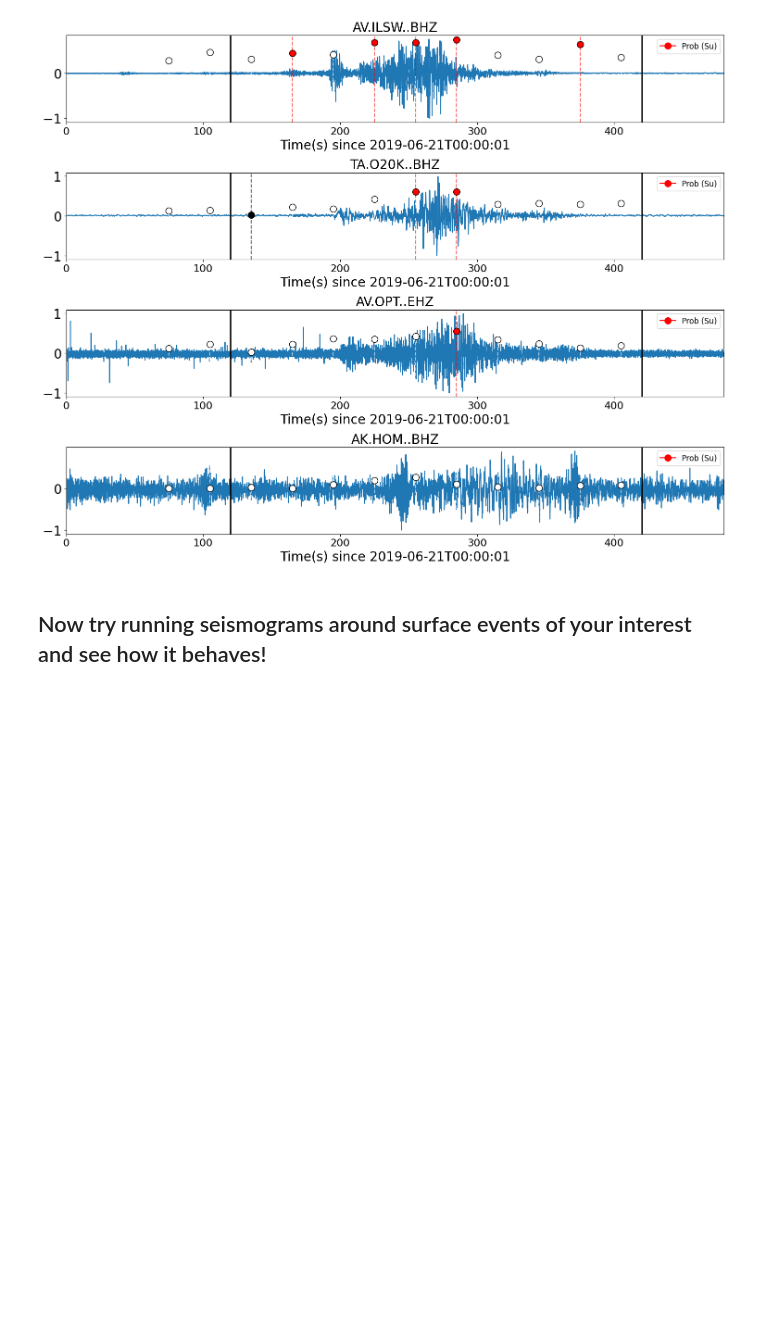
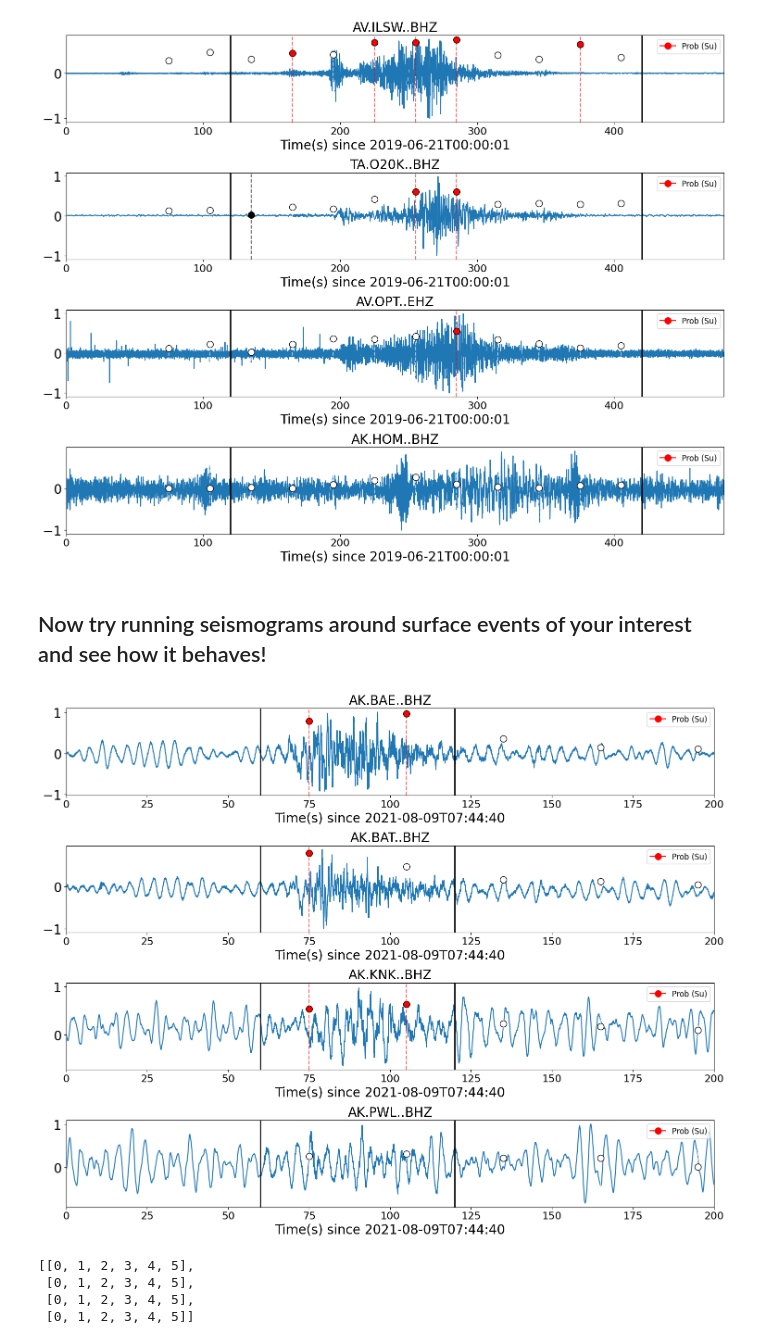
Before and after one commit to Akashkharita/Surface_Event_Detection, a Jupyter notebook: Notebooks/Automated_Surface_Event_Detection.ipynb, the cells around one changed output. Saved outputs shown, nothing was run; the diff lists cells and outputs as text; code cells hidden in the pictures; blank space fills up the shorter version.

```diff
--- a/Notebooks/Automated_Surface_Event_Detection.ipynb
+++ b/Notebooks/Automated_Surface_Event_Detection.ipynb
@@ -258,3 +258,30 @@ plot_detection_results(st_overall_data = st_overall_data,
 [figure]
 # %% [markdown]
 ## Now try running seismograms around surface events of your interest and see how it behaves!
+# %%
+# startttime of trace (UTCDateTime)
+starttime = obspy.UTCDateTime(2021, 8, 9, 7, 45, 40) - 60
+
+# duration
+dur = 300
+
+# stations ID
+stations_id = [ 'AK.BAE', 'AK.BAT', 'AK.KNK', 'AK.PWL']
+result_stns, index_stns, prob_stns, st_overall, st_overall_data, st_overall_times = surface_event_detection(starttime = starttime, stations_id = stations_id, dur = dur)
+# %%
+plot_detection_results(st_overall_data = st_overall_data,
+                       st_overall_times = st_overall_times,
+                       st_overall = st_overall,
+                       result_stns = result_stns,
+                       index_stns = index_stns,
+                       prob_stns = prob_stns,
+                       xlim = [0,200],ev_markers = [60, 120])
+# %% [output]
+[figure, added]
+# %%
+index_stns
+# %% [output]
+[[0, 1, 2, 3, 4, 5],
+ [0, 1, 2, 3, 4, 5],
+ [0, 1, 2, 3, 4, 5],
+ [0, 1, 2, 3, 4, 5]]
```
Also changed, not shown: parts of 6 cells of this notebook, 2 other files.
